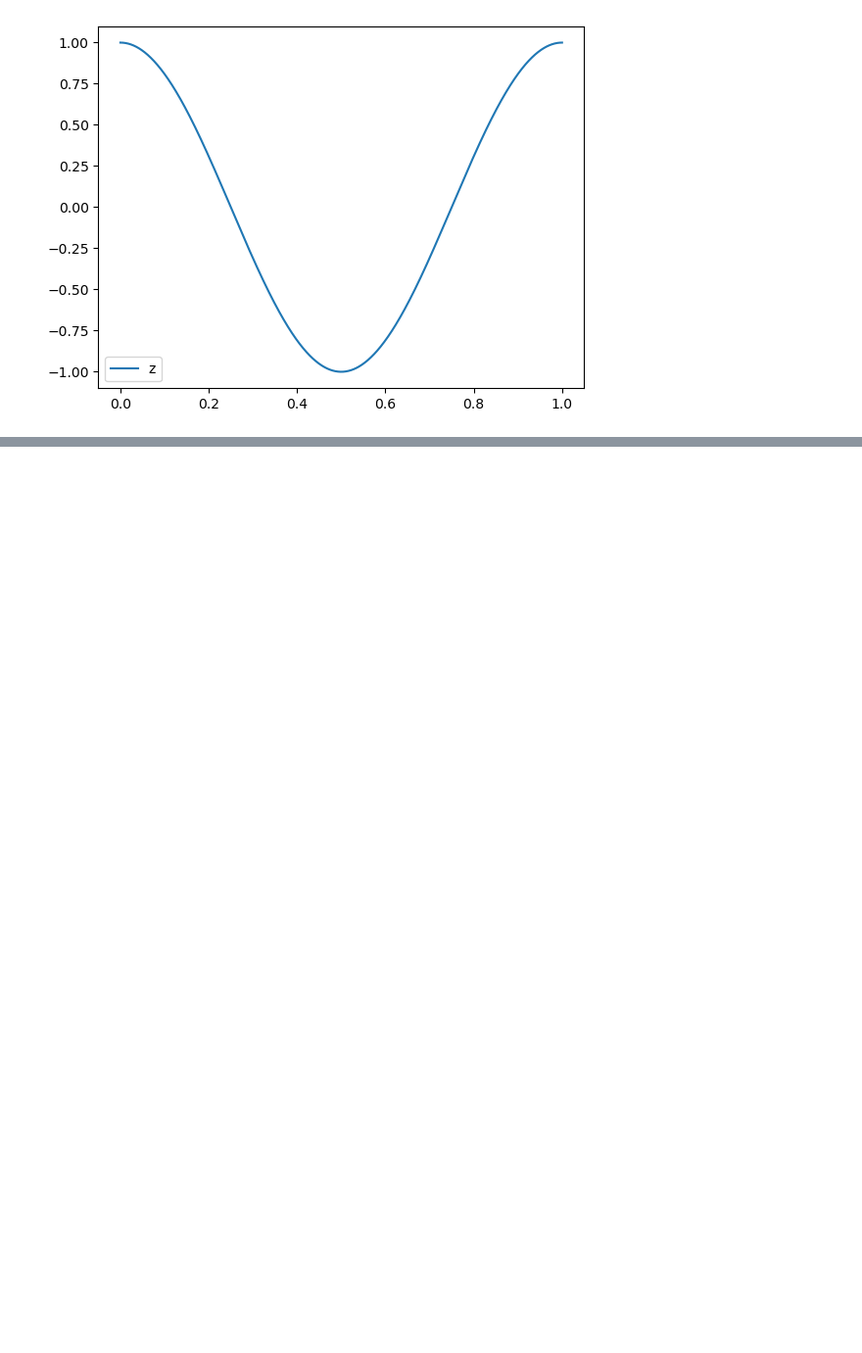
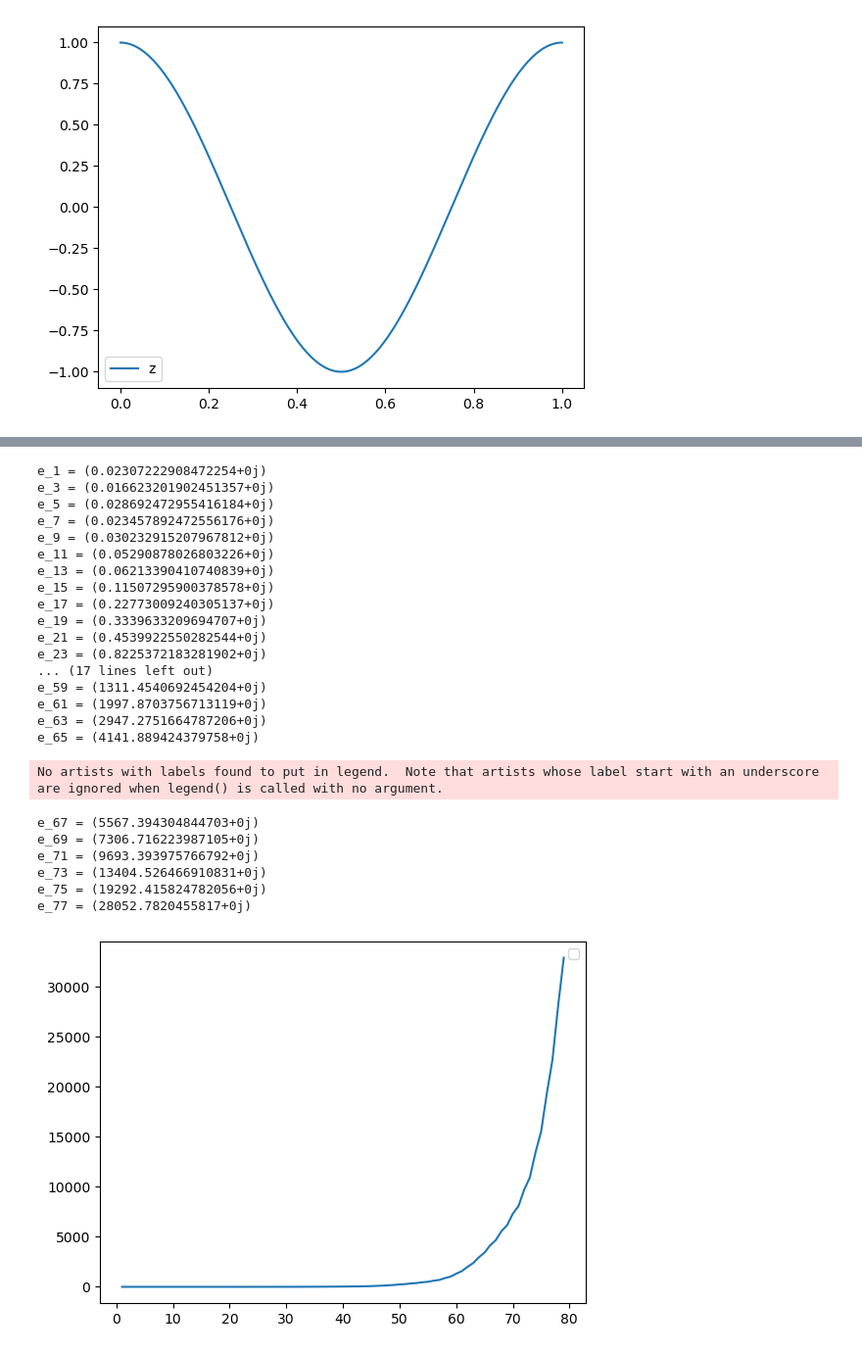
Before and after one commit to behradmoadeli/pfr_isothermal_recycle_delay_optimal, a Jupyter notebook: reports/BehradPaper.ipynb, the cells around one changed output, grey strips where cells are left out. Shown at 98% size. Saved outputs shown, nothing was run; the diff lists cells and outputs as text; code cells hidden in the pictures; blank space fills up the shorter version.

```diff
--- a/reports/BehradPaper.ipynb
+++ b/reports/BehradPaper.ipynb
@@ -1205,22 +1202,48 @@ plt.show()
 # %%
 x = np.linspace(0,1,1000)
 s = [np.zeros_like(x)]
 e=[]
-for n,l in enumerate(lambdas[:19]):
+for n,l in enumerate(lambdas):
     y = quad(eig_fun_mul_2,0,1,args=(default_pars, l, normal_coefs[n]),complex_func=True)[0]
     s.append(s[n] + y * eig_fun_2(x,default_pars, l, normal_coefs[n]))
     err = np.sqrt(sum((s[n] - arbit_fun_2(x, default_pars))**2))/1000
     e.append(err)
     if np.mod(n,2) == 1:
         print(f'e_{n} = {e[-1]}')
 
     # if n > 0 and n < 10:
     #     plt.plot(x, s[n], label=n)
 
 plt.plot(range(1, len(e)+1),e)
 # plt.plot(x,arbit_fun_2(x, default_pars), label='z')
 plt.legend()
 plt.show()
+# %% [output]
+e_1 = (0.02307222908472254+0j)
+e_3 = (0.016623201902451357+0j)
+e_5 = (0.028692472955416184+0j)
+e_7 = (0.023457892472556176+0j)
+e_9 = (0.030232915207967812+0j)
+e_11 = (0.05290878026803226+0j)
+e_13 = (0.06213390410740839+0j)
+e_15 = (0.11507295900378578+0j)
+e_17 = (0.22773009240305137+0j)
+e_19 = (0.3339633209694707+0j)
+e_21 = (0.4539922550282544+0j)
+e_23 = (0.8225372183281902+0j)
+... (17 lines left out)
+e_59 = (1311.4540692454204+0j)
+e_61 = (1997.8703756713119+0j)
+e_63 = (2947.2751664787206+0j)
+e_65 = (4141.889424379758+0j)
+No artists with labels found to put in legend.  Note that artists whose label start with an underscore are ignored when legend() is called with no argument.
+e_67 = (5567.394304844703+0j)
+e_69 = (7306.716223987105+0j)
+e_71 = (9693.393975766792+0j)
+e_73 = (13404.526466910831+0j)
+e_75 = (19292.415824782056+0j)
+e_77 = (28052.7820455817+0j)
+[figure, added]
 # %%
 for i in range(17):
     # print(np.round(normal_coefs[i][0],2))
```
Also changed, not shown: parts of 18 cells of this notebook, 3 other files.
